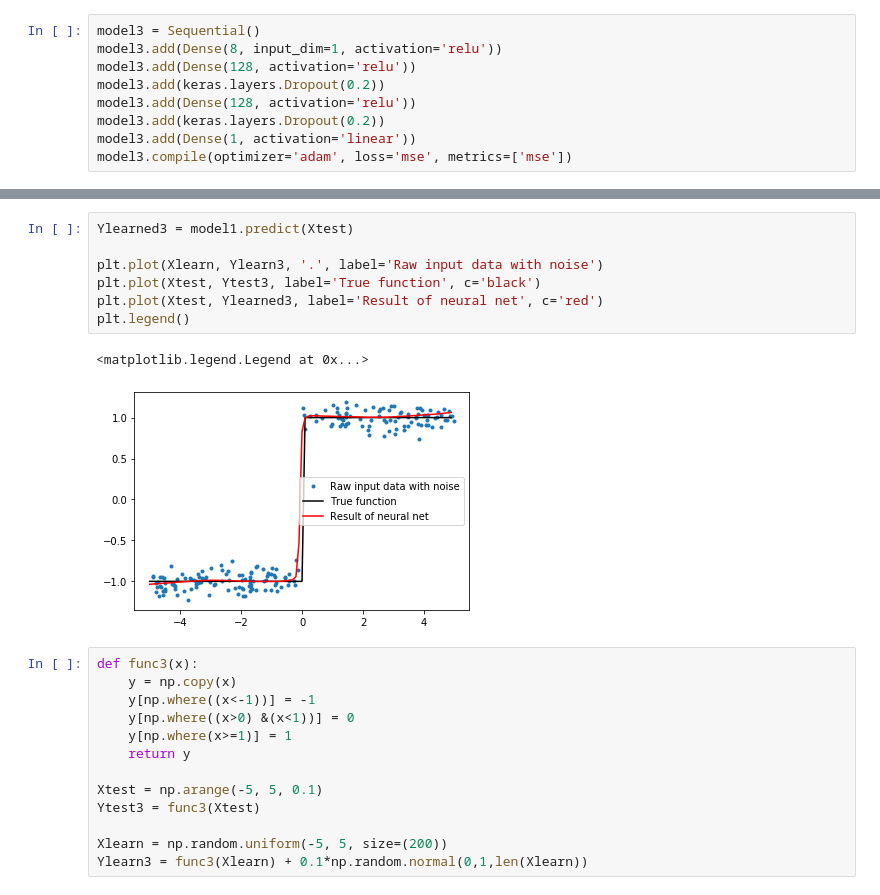
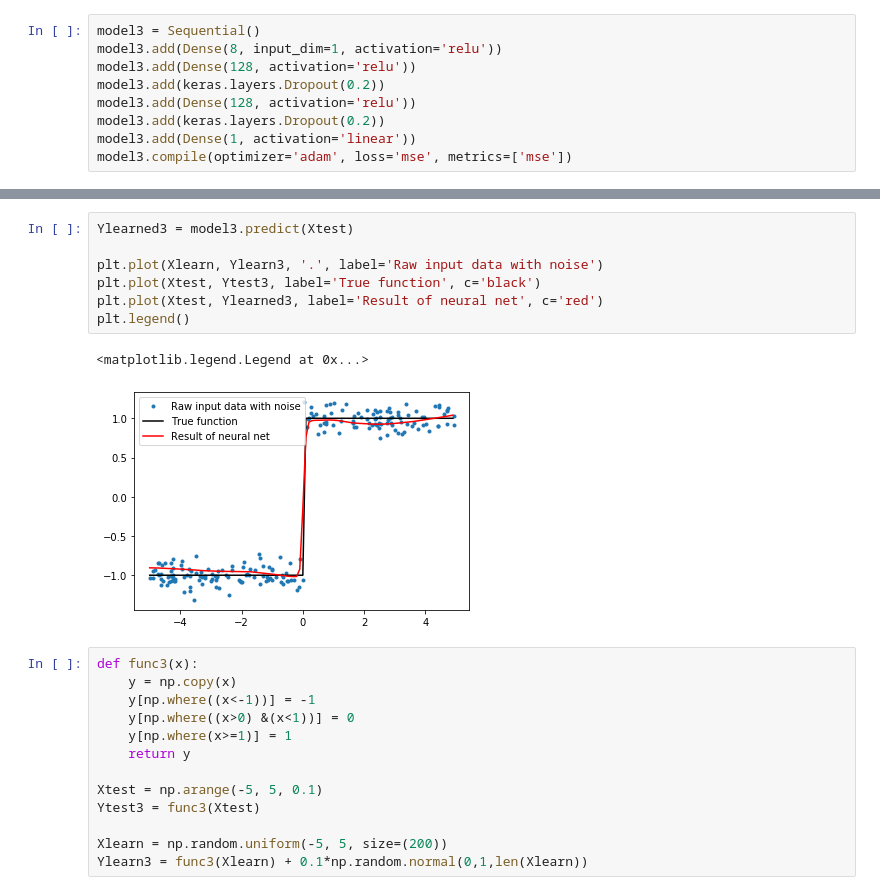
Before and after one commit to HoangTrieuVy-LE/Binary-Neural-Network, a Jupyter notebook: Keras-Approcher des fonctions - pentes spécifiques.ipynb, the cells around one changed output, grey strips where cells are left out. Drawn from its saved outputs; the diff is of its cells as text.

```diff
--- a/Keras-Approcher des fonctions - pentes spécifiques.ipynb
+++ b/Keras-Approcher des fonctions - pentes spécifiques.ipynb
@@ -172,14 +172,14 @@ Epoch 100/100
 <keras.callbacks.callbacks.History at 0x...>
 # %%
-Ylearned3 = model1.predict(Xtest)
+Ylearned3 = model3.predict(Xtest)
 
 plt.plot(Xlearn, Ylearn3, '.', label='Raw input data with noise')
 plt.plot(Xtest, Ytest3, label='True function', c='black')
 plt.plot(Xtest, Ylearned3, label='Result of neural net', c='red')
 plt.legend()
 # %% [output]
 <matplotlib.legend.Legend at 0x...>
-[figure, old version]
+[figure, new version]
 # %%
 def func3(x):
     y = np.copy(x)
```
Also changed, not shown: parts of 5 cells of this notebook.
